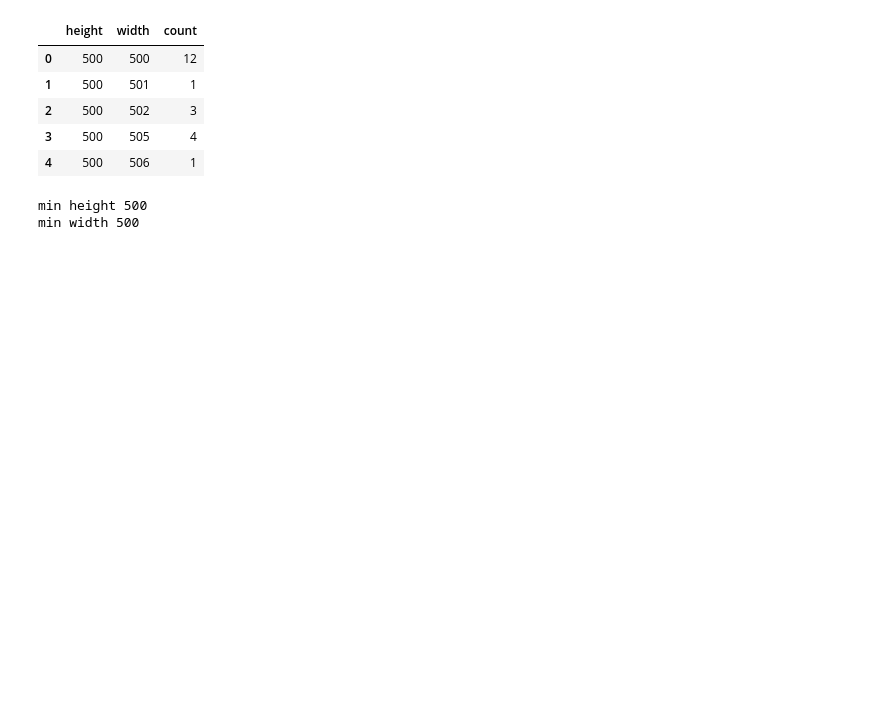
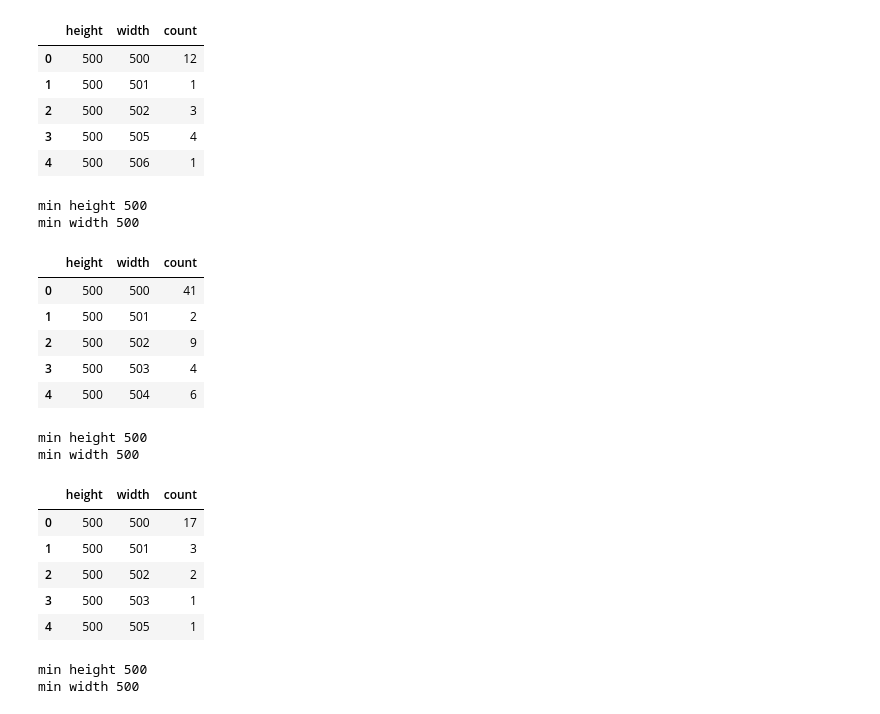
Before and after one commit to asztrikx/bme-diffusion-model, a Jupyter notebook: main.ipynb, the cells around one changed output. Cells and saved outputs as stored; diff of their text form; code cells hidden in the pictures; blank space fills up the shorter version.

```diff
--- a/main.ipynb
+++ b/main.ipynb
@@ -15,26 +13,47 @@ from torchvision import transforms
 # %%
 # Dataset
 from torchvision import datasets
-flowers_orig = datasets.Flowers102('./data', download=True)
+
+flowers_orig_train = datasets.Flowers102('./data', download=True, split="train")
+flowers_orig_test = datasets.Flowers102('./data', download=True, split="test")
+flowers_orig_val = datasets.Flowers102('./data', download=True, split="val")
 
 # Show sizes
 def analyze_size(imgs):
 	flowers_sizes = pd.DataFrame([img.size for img, _ in imgs])
-	flowers_sizes.columns = ['height', 'width']
+	flowers_sizes.columns = ["height", "width"]
 	grouped_df = flowers_sizes.groupby(["height", "width"]).size().reset_index(name='count')
 	display(grouped_df.head()) # Images don't have same sizes
 	# show min width and height
 	print("min height", flowers_sizes["height"].min())
 	print("min width", flowers_sizes["width"].min())
 
-analyze_size(flowers_orig)
+analyze_size(flowers_orig_train)
+analyze_size(flowers_orig_test)
+analyze_size(flowers_orig_val)
 # %% [output]
 |  | height | width | count |
 | 0 | 500 | 500 | 12 |
 | 1 | 500 | 501 | 1 |
 | 2 | 500 | 502 | 3 |
 | 3 | 500 | 505 | 4 |
 | 4 | 500 | 506 | 1 |
 min height 500
 min width 500
+|  | height | width | count |
+| 0 | 500 | 500 | 41 |
+| 1 | 500 | 501 | 2 |
+| 2 | 500 | 502 | 9 |
+| 3 | 500 | 503 | 4 |
+| 4 | 500 | 504 | 6 |
+min height 500
+min width 500
+|  | height | width | count |
+| 0 | 500 | 500 | 17 |
+| 1 | 500 | 501 | 3 |
+| 2 | 500 | 502 | 2 |
+| 3 | 500 | 503 | 1 |
+| 4 | 500 | 505 | 1 |
+min height 500
+min width 500
 # %%
```
Also changed, not shown: parts of 7 cells of this notebook.
